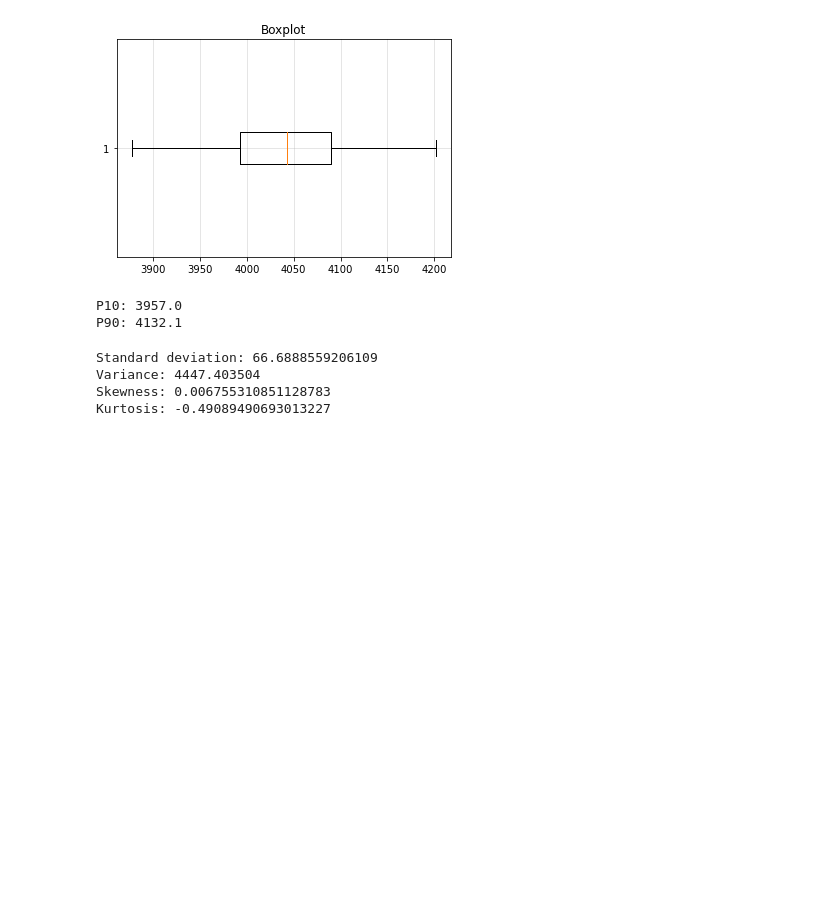
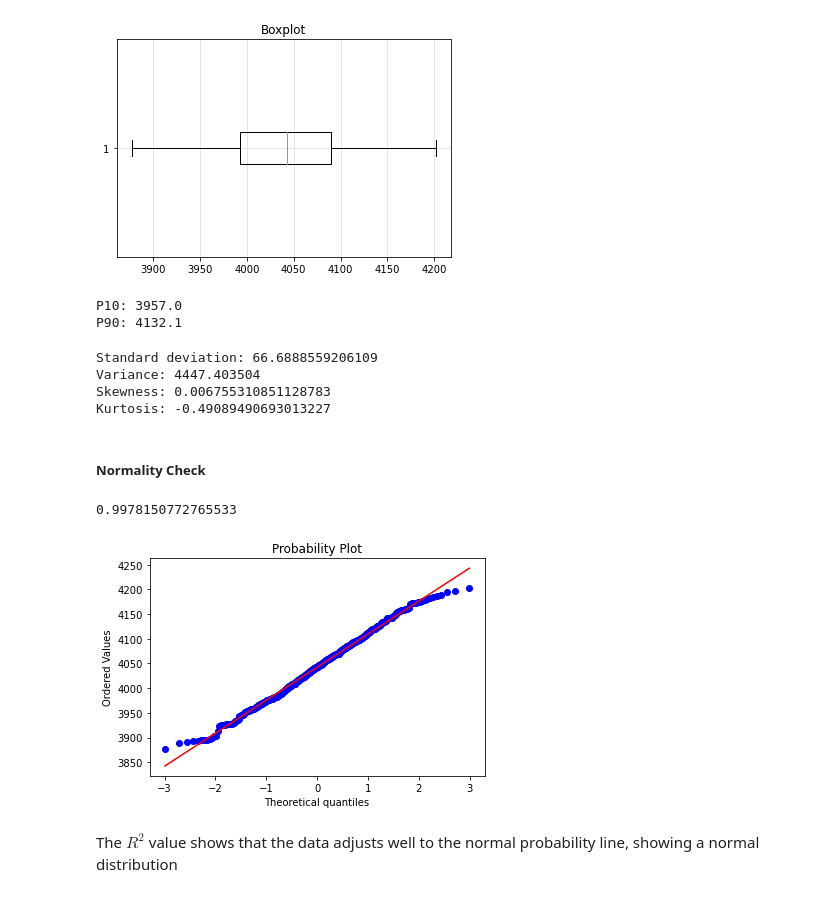
Before and after one commit to SimRey/Numerical-Python, a Jupyter notebook: Statistics/01-Statistics.ipynb, the cells around one changed output. Saved outputs shown, nothing was run; the diff lists cells and outputs as text; code cells hidden in the pictures; blank space fills up the shorter version.

```diff
--- a/Statistics/01-Statistics.ipynb
+++ b/Statistics/01-Statistics.ipynb
@@ -204,3 +204,13 @@ Standard deviation: 66.6888559206109
 Variance: 4447.403504
 Skewness: 0.006755310851128783
 Kurtosis: -0.49089490693013227
+# %% [markdown]
+##### Normality Check
+# %%
+_, (slope, intercept, r2) = stats.probplot(data, plot=plt)
+r2
+# %% [output]
+0.9978150772765533
+[figure, added]
+# %% [markdown]
+The $R^2$ value shows that the data adjusts well to the normal probability line, showing a normal distribution
```
Also changed, not shown: 2 other files.
